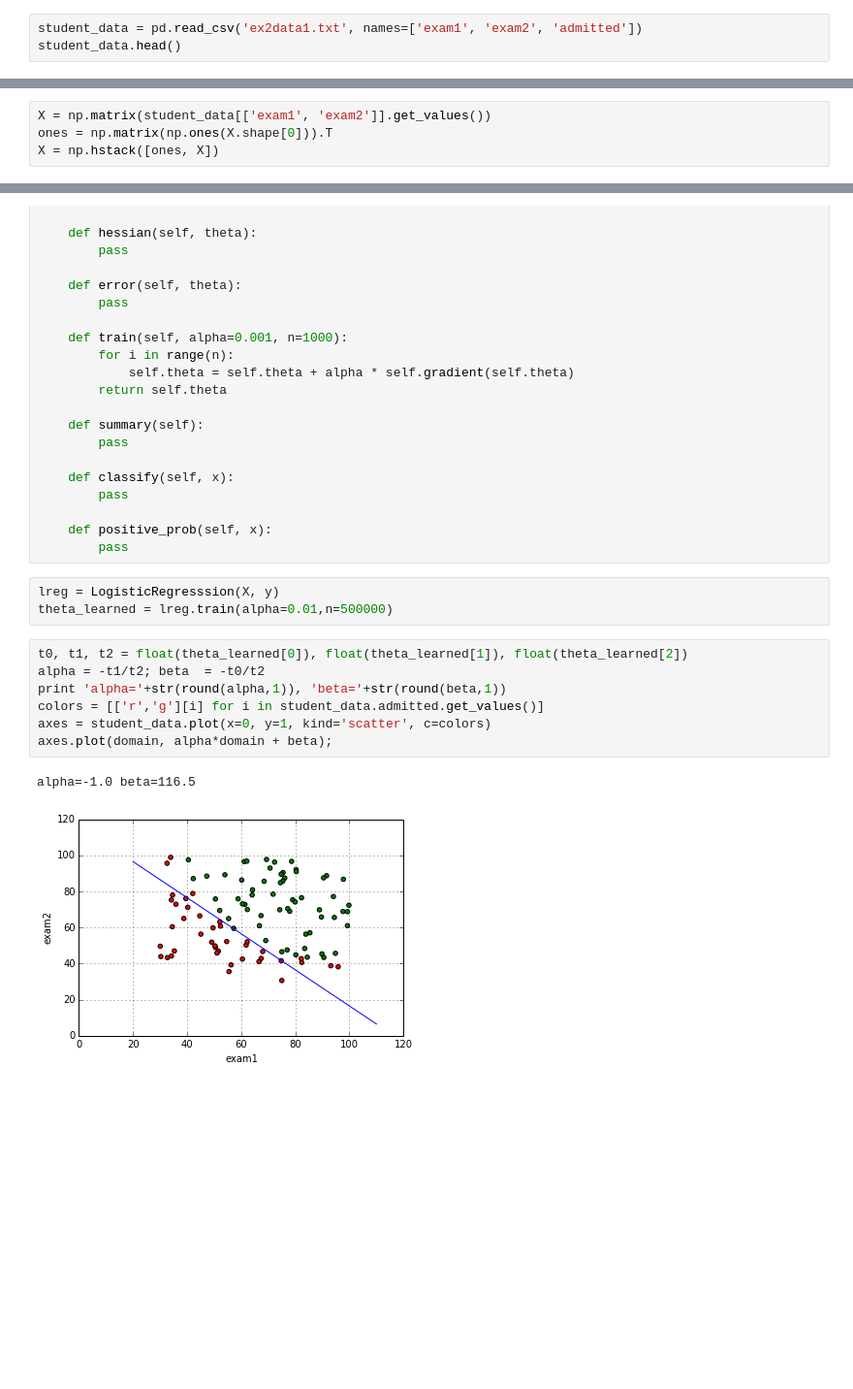
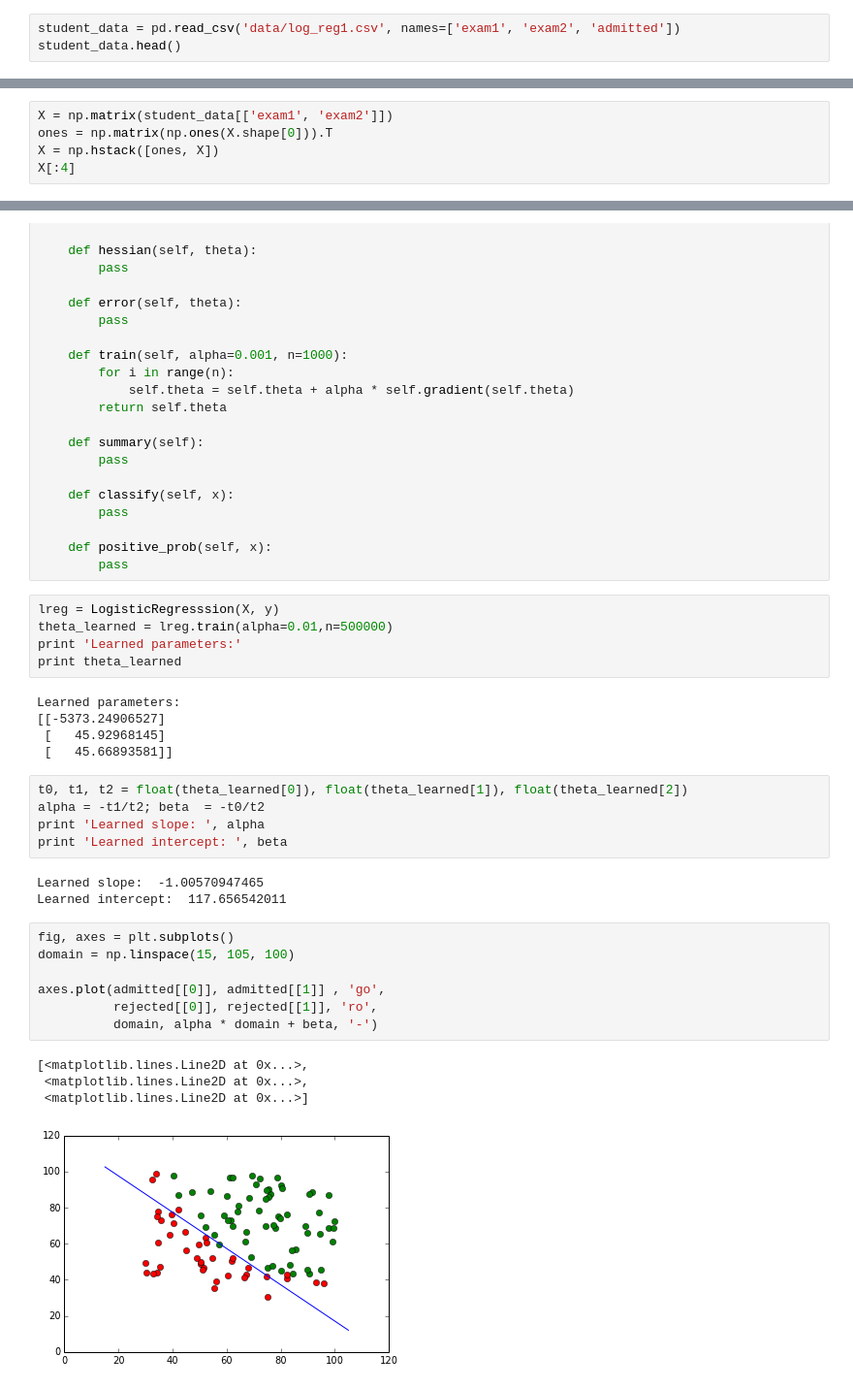
Before and after one commit to BenoitDherin/PythonML, a Jupyter notebook: LogisticRegression.ipynb, the cells around one changed output, grey strips where cells are left out. Shown at 97% size. Cells and saved outputs as stored; diff of their text form; blank space fills up the shorter version.

```diff
--- a/LogisticRegression.ipynb
+++ b/LogisticRegression.ipynb
@@ -14,7 +14,7 @@ import pandas as pd
 # %% [markdown]
 Then we load the data, and show the first entries using the `head` method:
 # %%
-student_data = pd.read_csv('ex2data1.txt', names=['exam1', 'exam2', 'admitted'])
+student_data = pd.read_csv('data/log_reg1.csv', names=['exam1', 'exam2', 'admitted'])
 student_data.head()
 # %% [output]
 |  | exam1 | exam2 | admitted |
@@ -269,6 +269,7 @@ $$
 # %% [markdown]
 In our student admission example, we obtain:
 # %%
-X = np.matrix(student_data[['exam1', 'exam2']].get_values())
+X = np.matrix(student_data[['exam1', 'exam2']])
 ones = np.matrix(np.ones(X.shape[0])).T
 X = np.hstack([ones, X])
+X[:4]
@@ -388,13 +400,30 @@ class LogisticRegresssion(object):
 # %%
 lreg = LogisticRegresssion(X, y)
 theta_learned = lreg.train(alpha=0.01,n=500000)
+print 'Learned parameters:'
+print theta_learned
+# %% [output]
+Learned parameters:
+[[-5373.24906527]
+ [   45.92968145]
+ [   45.66893581]]
 # %%
 t0, t1, t2 = float(theta_learned[0]), float(theta_learned[1]), float(theta_learned[2])
 alpha = -t1/t2; beta  = -t0/t2
-print 'alpha='+str(round(alpha,1)), 'beta='+str(round(beta,1))
-colors = [['r','g'][i] for i in student_data.admitted.get_values()]
-axes = student_data.plot(x=0, y=1, kind='scatter', c=colors)
-axes.plot(domain, alpha*domain + beta);
+print 'Learned slope: ', alpha
+print 'Learned intercept: ', beta
 # %% [output]
-alpha=-1.0 beta=116.5
+Learned slope:  -1.00570947465
+Learned intercept:  117.656542011
-[figure, removed]
+# %%
+fig, axes = plt.subplots()
+domain = np.linspace(15, 105, 100)
+
+axes.plot(admitted[[0]], admitted[[1]] , 'go',
+          rejected[[0]], rejected[[1]], 'ro',
+          domain, alpha * domain + beta, '-')
+# %% [output]
+[<matplotlib.lines.Line2D at 0x...>,
+ <matplotlib.lines.Line2D at 0x...>,
+ <matplotlib.lines.Line2D at 0x...>]
+[figure, added]
```
Also changed, not shown: parts of 4 cells of this notebook.
